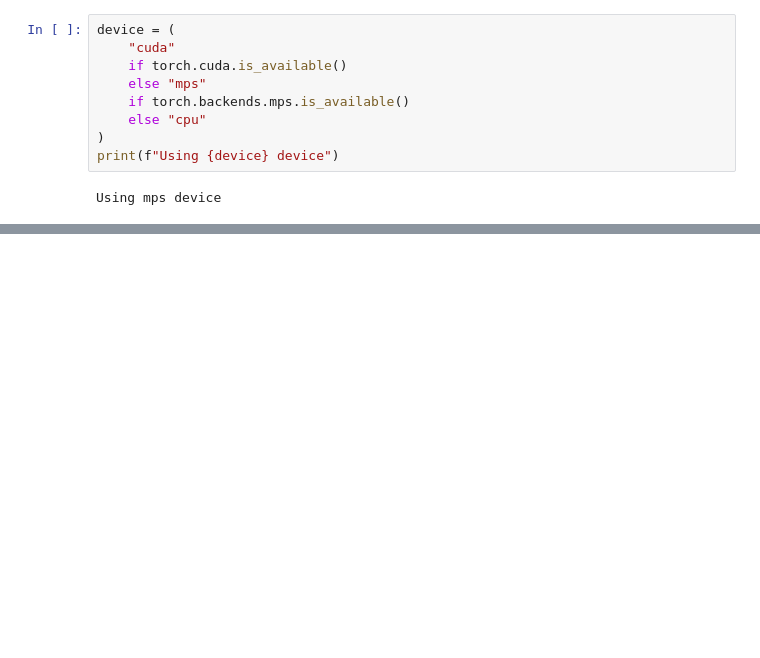
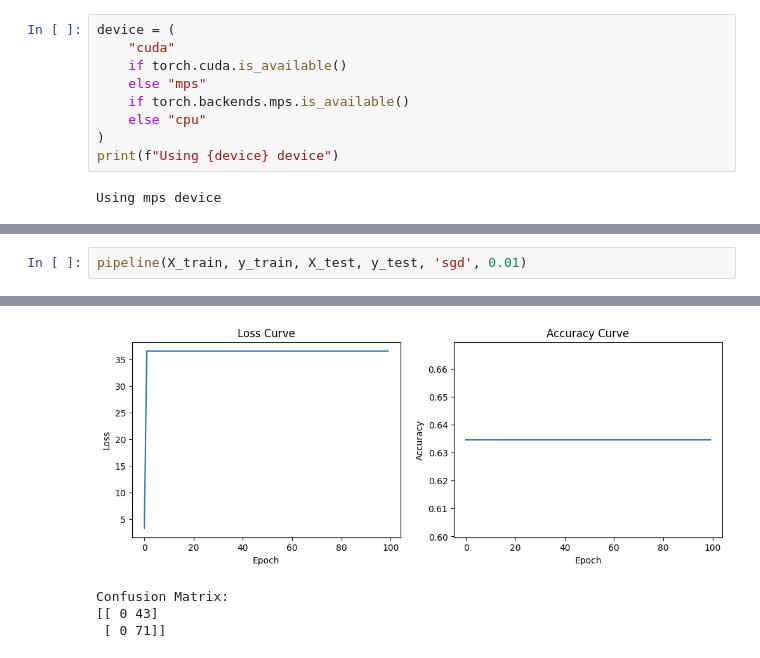
Before and after one commit to awesomecosmos/CS672-Deep-Learning, a Jupyter notebook: Project 2/project2.ipynb, the cells around one changed output, grey strips where cells are left out. Saved outputs shown, nothing was run; the diff lists cells and outputs as text; blank space fills up the shorter version.

```diff
--- a/Project 2/project2.ipynb
+++ b/Project 2/project2.ipynb
@@ -435,0 +426,3 @@ Confusion Matrix:
+# %%
+pipeline(X_train, y_train, X_test, y_test, 'sgd', 0.01)
+# %% [output]
@@ -436 +431,5 @@ Confusion Matrix:
+[figure, added]
+Confusion Matrix:
+[[ 0 43]
+ [ 0 71]]
 # %%
```
Also changed, not shown: parts of 11 cells of this notebook.
